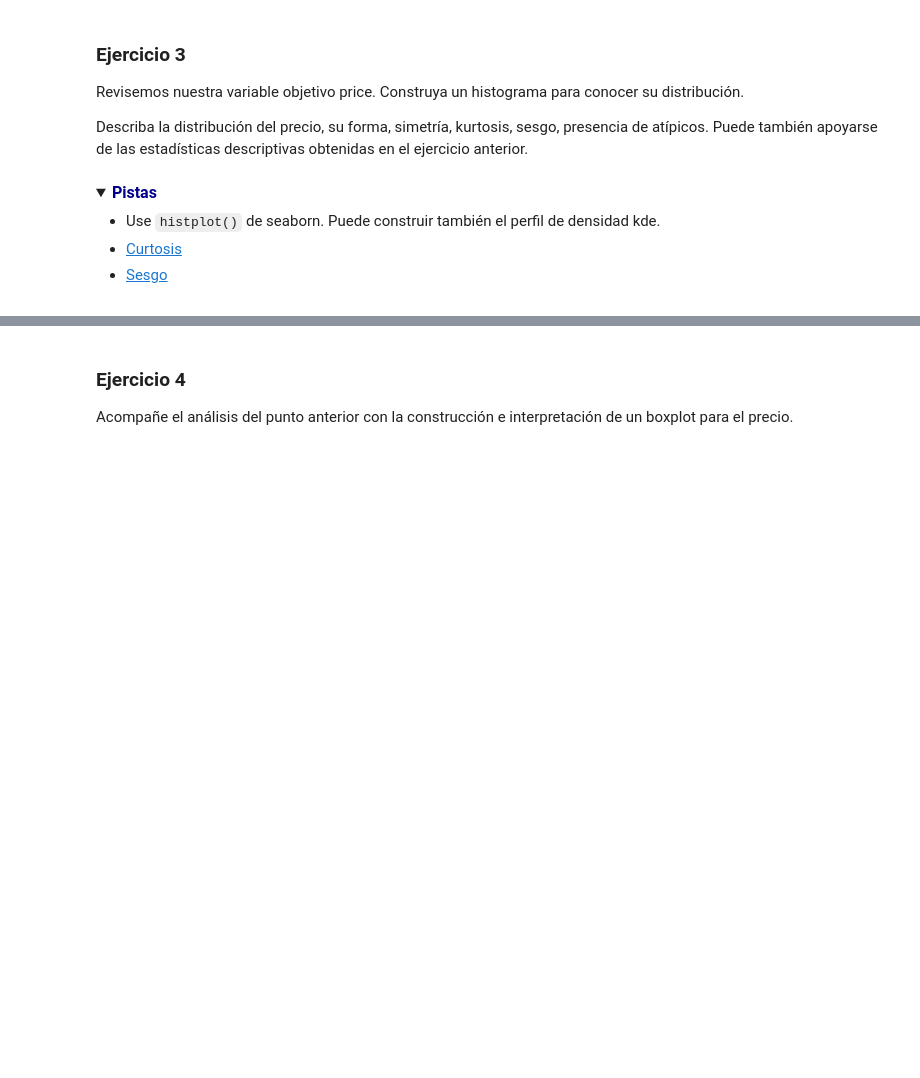
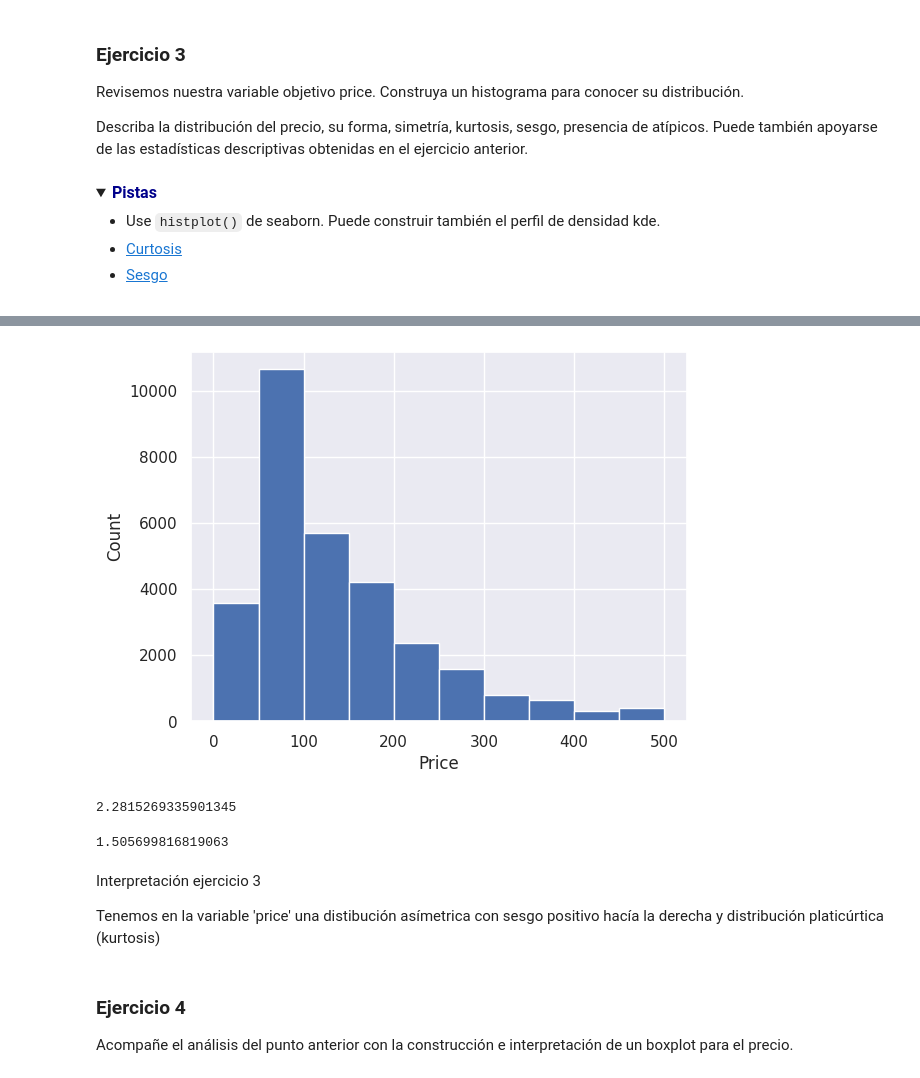
Before and after one commit to avanegasp/unicatalu-a, a Jupyter notebook: Copia_de_Fase_1_Precios_de_Airbnb_en_la_ciudad_de_New_York_Estudiantes.ipynb, the cells around one changed output, grey strips where cells are left out. Saved outputs shown, nothing was run; the diff lists cells and outputs as text; code cells hidden in the pictures; folded sections open; blank space fills up the shorter version.

```diff
--- a/Copia_de_Fase_1_Precios_de_Airbnb_en_la_ciudad_de_New_York_Estudiantes.ipynb
+++ b/Copia_de_Fase_1_Precios_de_Airbnb_en_la_ciudad_de_New_York_Estudiantes.ipynb
@@ -203,3 +274,30 @@ Describa la distribución del precio, su forma, simetría, kurtosis, sesgo, pres
+# %%
+plt.ylabel('Count')
+plt.xlabel('Price')
+plt.hist(airbnb['price'])
+plt.show()
+# %% [output]
+[figure, added]
+# %%
+#Para poder conocer la kurtosis se importa la biblioteca
+import scipy.stats as stats
+
+#Kurtosis
+data= airbnb['price']
+kurt = stats.kurtosis(data)
+kurt
+# %% [output]
+2.2815269335901345
+# %%
+#Sesgo, se usa la misma biblioteca que para la kurtosis
+skewness = stats.skew(data)
+skewness
+# %% [output]
+1.505699816819063
+# %% [markdown]
+Interpretación ejercicio 3
+
+Tenemos en la variable 'price' una distibución asímetrica con sesgo positivo hacía la derecha y distribución platicúrtica (kurtosis)
 # %% [markdown]
 ### Ejercicio 4
 
```
Also changed, not shown: parts of 37 cells of this notebook.
